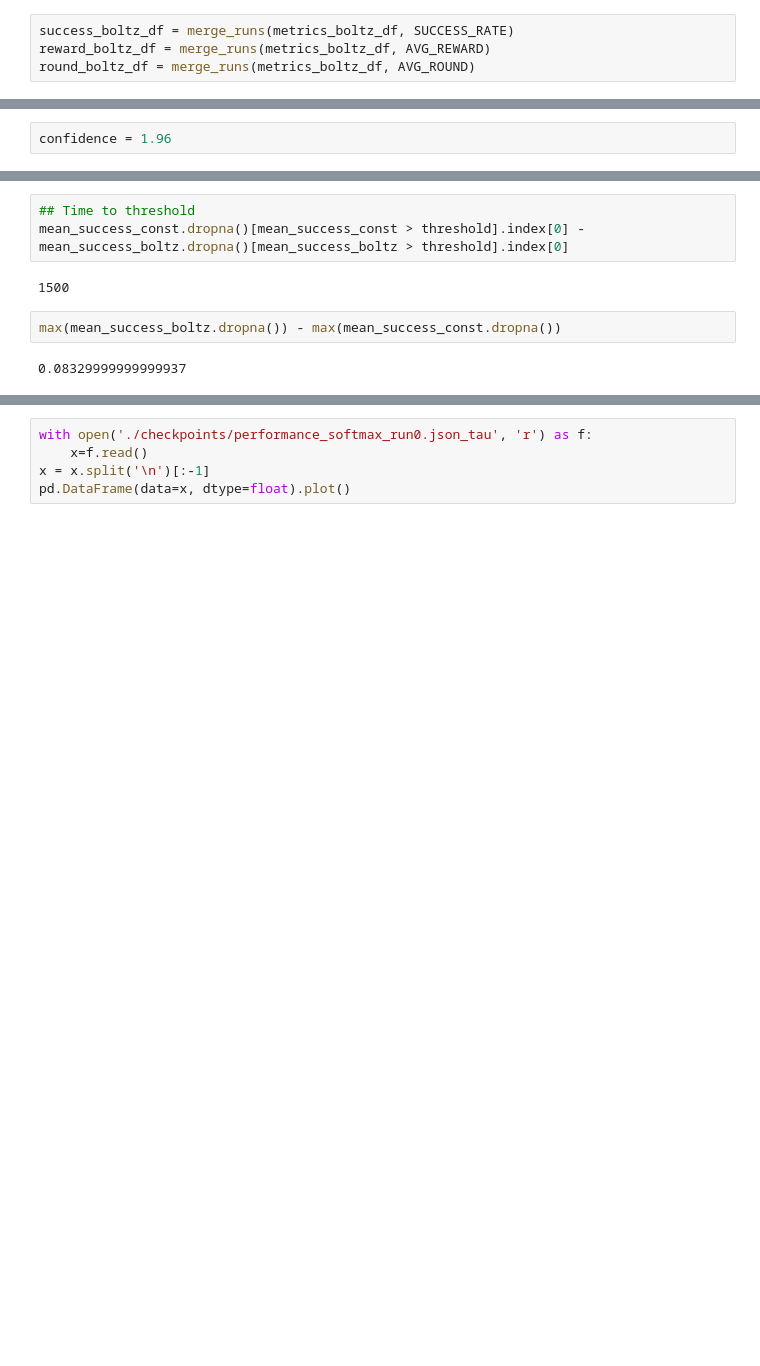
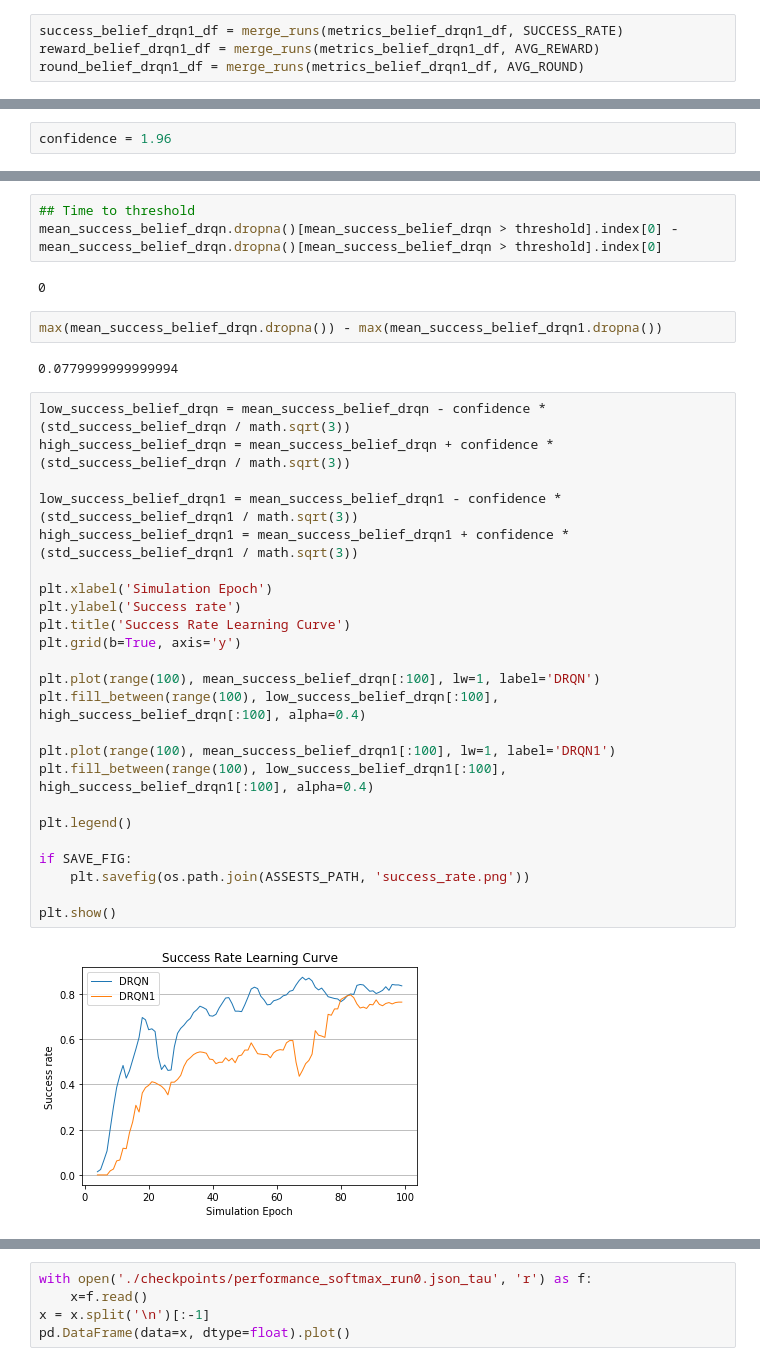
Before and after one commit to brunonishimoto/tcc, a Jupyter notebook: notebooks/Plot graphs.ipynb, the cells around one changed output, grey strips where cells are left out. Drawn from its saved outputs; the diff is of its cells as text; blank space fills up the shorter version.

```diff
--- a/notebooks/Plot graphs.ipynb
+++ b/notebooks/Plot graphs.ipynb
@@ -50,5 +44,5 @@ round_const_df = merge_runs(metrics_const_df, AVG_ROUND)
 # %%
-success_boltz_df = merge_runs(metrics_boltz_df, SUCCESS_RATE)
-reward_boltz_df = merge_runs(metrics_boltz_df, AVG_REWARD)
-round_boltz_df = merge_runs(metrics_boltz_df, AVG_ROUND)
+success_belief_drqn1_df = merge_runs(metrics_belief_drqn1_df, SUCCESS_RATE)
+reward_belief_drqn1_df = merge_runs(metrics_belief_drqn1_df, AVG_REWARD)
+round_belief_drqn1_df = merge_runs(metrics_belief_drqn1_df, AVG_ROUND)
 # %%
@@ -84,10 +78,36 @@ threshold
 # %%
 ## Time to threshold
-mean_success_const.dropna()[mean_success_const > threshold].index[0] - mean_success_boltz.dropna()[mean_success_boltz > threshold].index[0]
+mean_success_belief_drqn.dropna()[mean_success_belief_drqn > threshold].index[0] - mean_success_belief_drqn.dropna()[mean_success_belief_drqn > threshold].index[0]
 # %% [output]
-1500
+0
 # %%
-max(mean_success_boltz.dropna()) - max(mean_success_const.dropna())
+max(mean_success_belief_drqn.dropna()) - max(mean_success_belief_drqn1.dropna())
 # %% [output]
-0.08329999999999937
+0.0779999999999994
+# %%
+low_success_belief_drqn = mean_success_belief_drqn - confidence * (std_success_belief_drqn / math.sqrt(3))
+high_success_belief_drqn = mean_success_belief_drqn + confidence * (std_success_belief_drqn / math.sqrt(3))
+
+low_success_belief_drqn1 = mean_success_belief_drqn1 - confidence * (std_success_belief_drqn1 / math.sqrt(3))
+high_success_belief_drqn1 = mean_success_belief_drqn1 + confidence * (std_success_belief_drqn1 / math.sqrt(3))
+
+plt.xlabel('Simulation Epoch')
+plt.ylabel('Success rate')
+plt.title('Success Rate Learning Curve')
+plt.grid(b=True, axis='y')
+
+plt.plot(range(100), mean_success_belief_drqn[:100], lw=1, label='DRQN')
+plt.fill_between(range(100), low_success_belief_drqn[:100], high_success_belief_drqn[:100], alpha=0.4)
+
+plt.plot(range(100), mean_success_belief_drqn1[:100], lw=1, label='DRQN1')
+plt.fill_between(range(100), low_success_belief_drqn1[:100], high_success_belief_drqn1[:100], alpha=0.4)
+
+plt.legend()
+
+if SAVE_FIG:
+    plt.savefig(os.path.join(ASSESTS_PATH, 'success_rate.png'))
+
+plt.show()
+# %% [output]
+[figure, added]
 # %%
```
Also changed, not shown: parts of 9 cells of this notebook.
